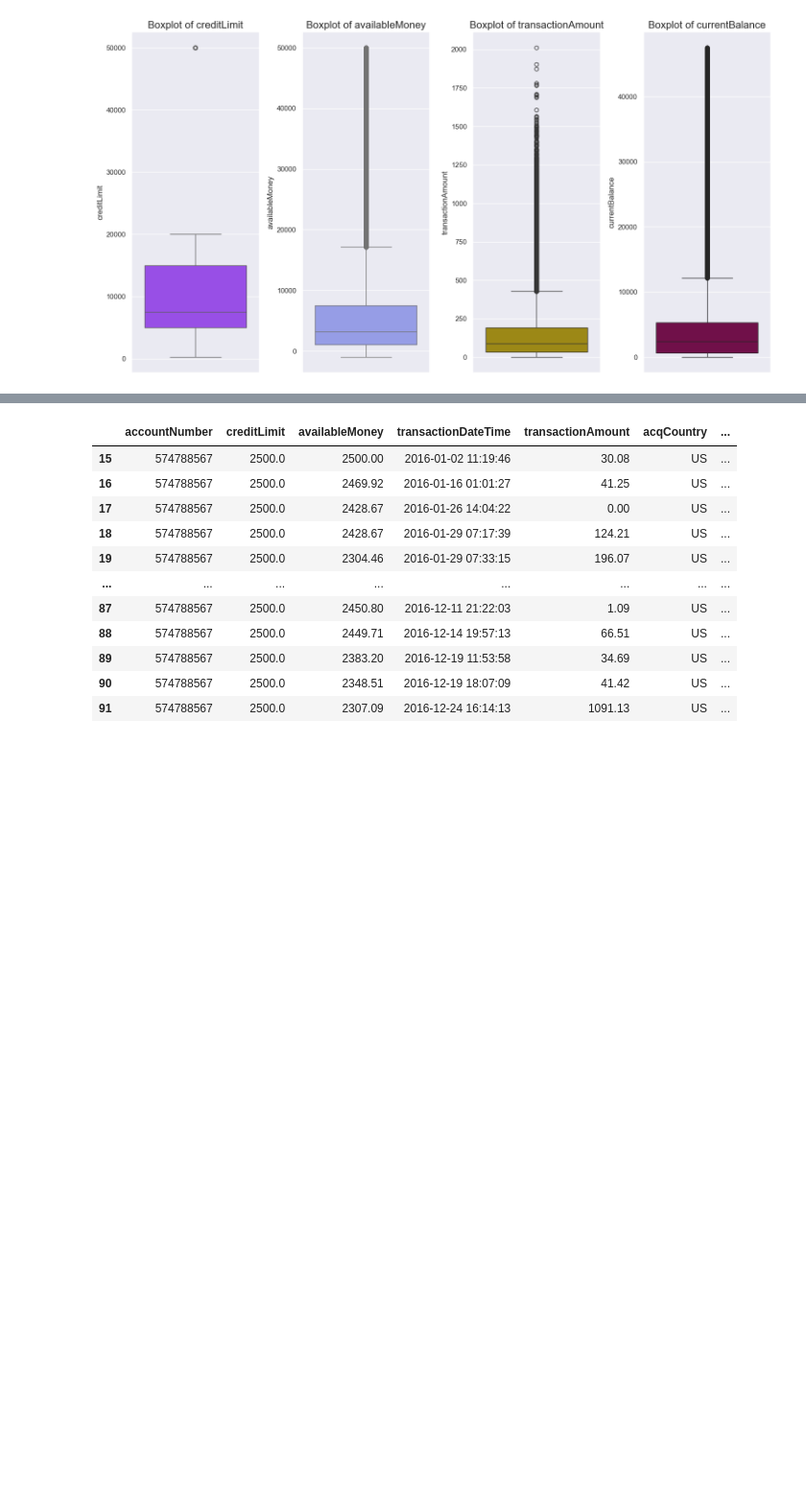
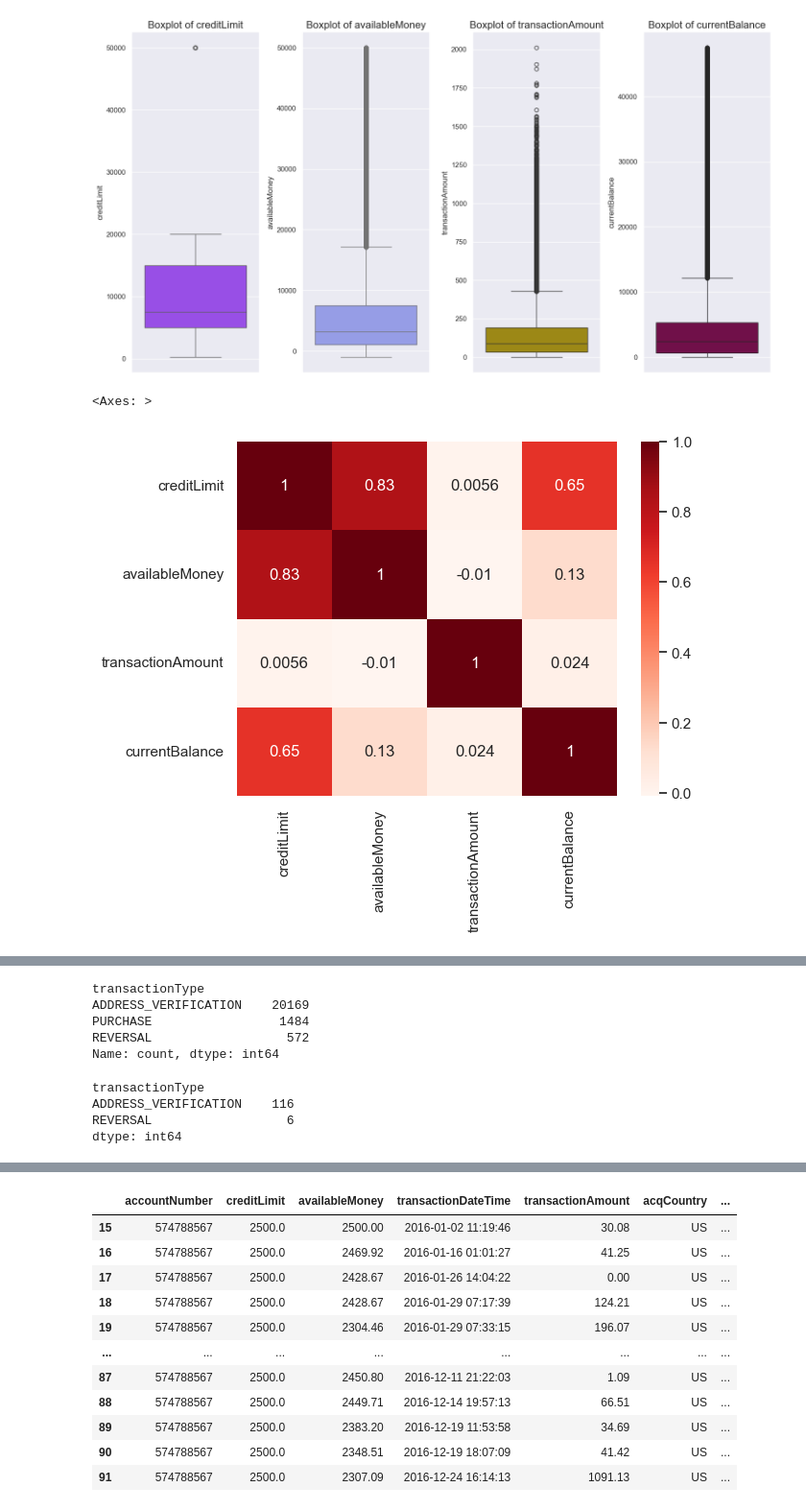
Before and after one commit to Illidan777/FTF-detector, a Jupyter notebook: data_preprocessing/Finance_Transaction_Fraud_detector.ipynb, the cells around one changed output, grey strips where cells are left out. Shown at 96% size. Cells and saved outputs as stored; diff of their text form; code cells hidden in the pictures; blank space fills up the shorter version.

Commit message:
eda in progress (inv zero amount transactions, correlation), added README.md (temp plan and reminder)

```diff
--- a/data_preprocessing/Finance_Transaction_Fraud_detector.ipynb
+++ b/data_preprocessing/Finance_Transaction_Fraud_detector.ipynb
@@ -370,6 +372,14 @@ for ax, field, color in itertools.zip_longest(axs.ravel(), discrete_columns, pal
 plt.show()
 # %% [output]
 [figure]
+# %%
+# Check discrete columns correlation
+
+corr = df[discrete_columns].corr()
+sns.heatmap(corr, cmap="Reds", annot=True)
+# %% [output]
+<Axes: >
+[figure, added]
 # %%
 # Check records where availableMoney column has negative values
 
@@ -384,3 +394,26 @@ df[df['availableMoney'] < 0].describe()
 | 75% | 500.000000 | -39.770000 | 2016-09-27 04:02:04.500000 | 195.240000 | 2016-04-03 00:00:00 | ... |
 | max | 7500.000000 | -0.010000 | 2016-12-30 22:54:31 | 1338.250000 | 2016-12-14 00:00:00 | ... |
 | std | 605.711587 | 138.852842 | NaN | 151.290834 | NaN | ... |
+# %%
+# Check transaction with amount 0 grouping by type
+
+df[df['transactionAmount'] == 0].transactionType.value_counts().sort_values(ascending=False)
+# %% [output]
+transactionType
+ADDRESS_VERIFICATION    20169
+PURCHASE                 1484
+REVERSAL                  572
+Name: count, dtype: int64
+# %%
+# Check count of frauds by transaction type where amount equals 0
+
+zero_amount_fraud = df[(df['transactionAmount'] == 0) & (df['isFraud'] == True)]
+
+fraud_count_per_transaction_type = zero_amount_fraud.groupby('transactionType').size()
+
+fraud_count_per_transaction_type
+# %% [output]
+transactionType
+ADDRESS_VERIFICATION    116
+REVERSAL                  6
+dtype: int64
```
Also changed, not shown: parts of 10 cells of this notebook, 1 other file.
